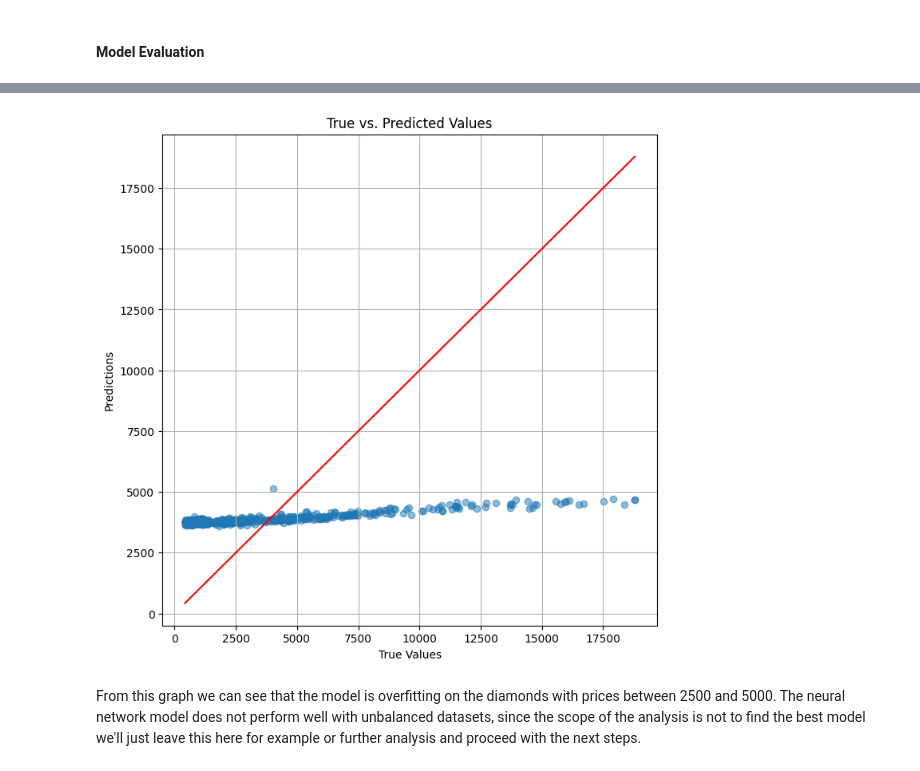
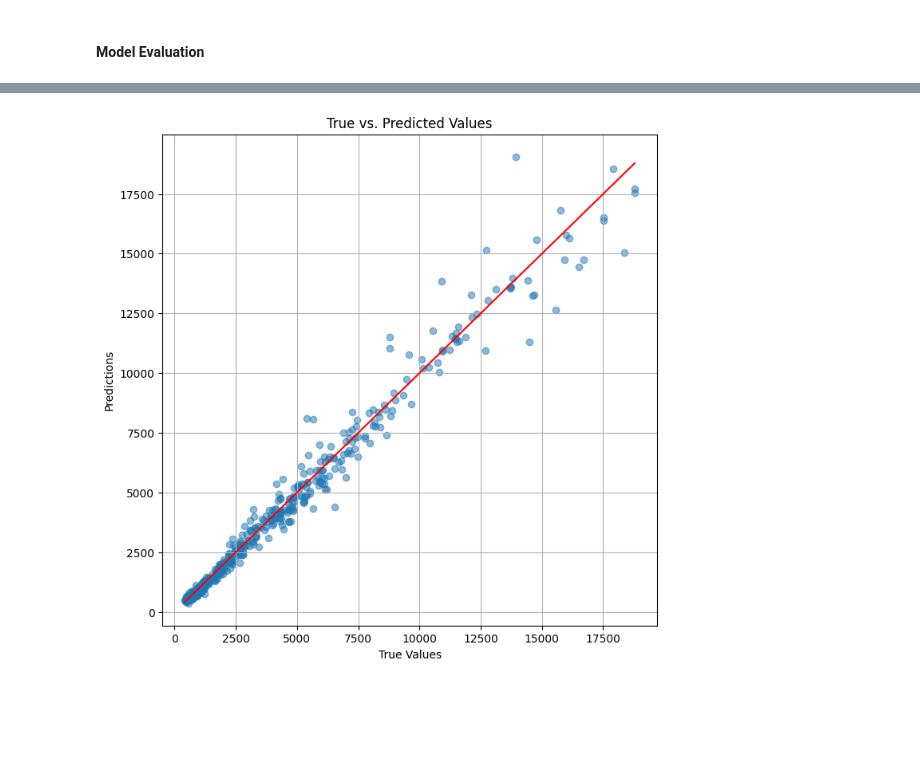
Before and after one commit to LFK01/xtream-ai-assignment-engineer, a Jupyter notebook: ch-1.ipynb, the cells around one changed output, grey strips where cells are left out. Saved outputs shown, nothing was run; the diff lists cells and outputs as text; code cells hidden in the pictures; blank space fills up the shorter version.

Commit message:
Model improvement and gitignore updates

```diff
--- a/ch-1.ipynb
+++ b/ch-1.ipynb
@@ -100,8 +106,13 @@ dtype: int64
 We removed the records with wrong values. We can see that we've deleted 11 records.
 # %%
 # Remove rows where x, y, and z are zero and price is -1
-diamonds_df = diamonds_df[(diamonds_df['x'] != 0) & (diamonds_df['y'] != 0) & (diamonds_df['z'] != 0) & (diamonds_df['price'] != -1)]
+diamonds_df = diamonds_df[(diamonds_df['x'] > 0) & (diamonds_df['y'] > 0) &
+                          (diamonds_df['z'] > 0) & (diamonds_df['price'] >= 0)]
+# Delete duplicates
+diamonds_df.drop_duplicates(inplace=True)
+
 diamonds_df.reset_index(drop=True, inplace=True)
+# Check new data does not have any wrong value
 diamonds_df.describe()
 # %% [output]
 |  | carat | depth | table | price | x | y | z |
@@ -373,11 +373,12 @@ output_size = 1  # Output size for regression (single value)
 
 # Define your model, loss function, and optimizer
 model = RegressionModel(input_size, hidden_size, output_size)
-criterion = nn.MSELoss()
+criterion = nn.L1Loss()
 optimizer = optim.Adam(model.parameters(), lr=0.001)
 
 # Initialize variables for early stopping
 best_val_loss = float('inf')
+best_model_state = None  # Initialize variable to store best model state
 
 counter = 0  # Counter for epochs without improvement
 
@@ -391,11 +392,11 @@ for epoch in range(num_epochs):
         optimizer.zero_grad()
         outputs = model(inputs)
         # Add square root to read more meaningfull results
-        loss = torch.sqrt(criterion(outputs, targets.unsqueeze(1)))
+        loss = criterion(outputs, targets)
         loss.backward()
         optimizer.step()
         train_loss += loss.item() * inputs.size(0)
-        writer.add_scalar('Loss/train', train_loss, epoch)
+    writer.add_scalar('Loss/train', train_loss, epoch)
 
     # Validation
     model.eval()
@@ -403,8 +404,9 @@ for epoch in range(num_epochs):
     with torch.no_grad():
         for inputs, targets in val_dataloader:
             outputs = model(inputs)
-            loss = torch.sqrt(criterion(outputs, targets.unsqueeze(1)))
+            loss = criterion(outputs, targets)
             val_loss += loss.item() * inputs.size(0)
+    writer.add_scalar('Loss/validation', val_loss, epoch)
 
     # Print training and validation loss
     train_loss /= len(train_dataloader.dataset)
@@ -414,6 +416,7 @@ for epoch in range(num_epochs):
     # Check for improvement in validation loss
     if val_loss < best_val_loss:
         best_val_loss = val_loss
+        best_model_state = model.state_dict()  # Save current model state
         counter = 0
     else:
         counter += 1
@@ -425,4 +428,8 @@ for epoch in range(num_epochs):
 
 # Close the SummaryWriter when finished
 writer.close()
+
+model_filename = f'{datetime.datetime.now().strftime('%Y-%m-%d_%H_%M_%S')}model_val_{int(best_val_loss)}.pth'
+# Save the best model state
+torch.save(best_model_state, os.path.join('pytorch_models', model_filename))
 # %% [output]
@@ -446,27 +453,30 @@ Early stopping: No improvement in validation loss.
 # %% [markdown]
 #### Model Evaluation
 # %%
+# Load the best model state
+# model = RegressionModel(input_size, hidden_size, output_size)
+# model.load_state_dict(torch.load('best_model.pth'))
+
 # Evaluate model on test set
 model.eval()
 test_loss = 0.0
+
+# Save predictions on test set to plot the comparison graph
+all_predictions = []
+all_targets = []
+
 with torch.no_grad():
     for inputs, targets in test_dataloader:
         outputs = model(inputs)
-        loss = torch.sqrt(criterion(outputs, targets.unsqueeze(1)))
+        loss = criterion(outputs, targets)
         test_loss += loss.item() * inputs.size(0)
+
+        all_predictions.extend(outputs.squeeze().tolist())
+        all_targets.extend(targets.tolist())
 
 # Calculate test loss
 test_loss /= len(test_dataloader.dataset)
 print(f'Test Loss: {test_loss:.4f}')
-
-# Make predictions on test set
-all_predictions = []
-all_targets = []
-with torch.no_grad():
-    for inputs, targets in test_dataloader:
-        outputs = model(inputs)
-        all_predictions.extend(outputs.squeeze().tolist())
-        all_targets.extend(targets.tolist())
 
 # Convert predictions and targets to numpy arrays
 all_predictions = np.array(all_predictions)
@@ -486,3 +496 @@ Test Loss: 3743.4341
-[figure, old version]
+[figure, new version]
-# %% [markdown]
-From this graph we can see that the model is overfitting on the diamonds with prices between 2500 and 5000. The neural network model does not perform well with unbalanced datasets, since the scope of the analysis is not to find the best model we'll just leave this here for example or further analysis and proceed with the next steps.
```
Also changed, not shown: parts of 12 cells of this notebook, 1 other file.
